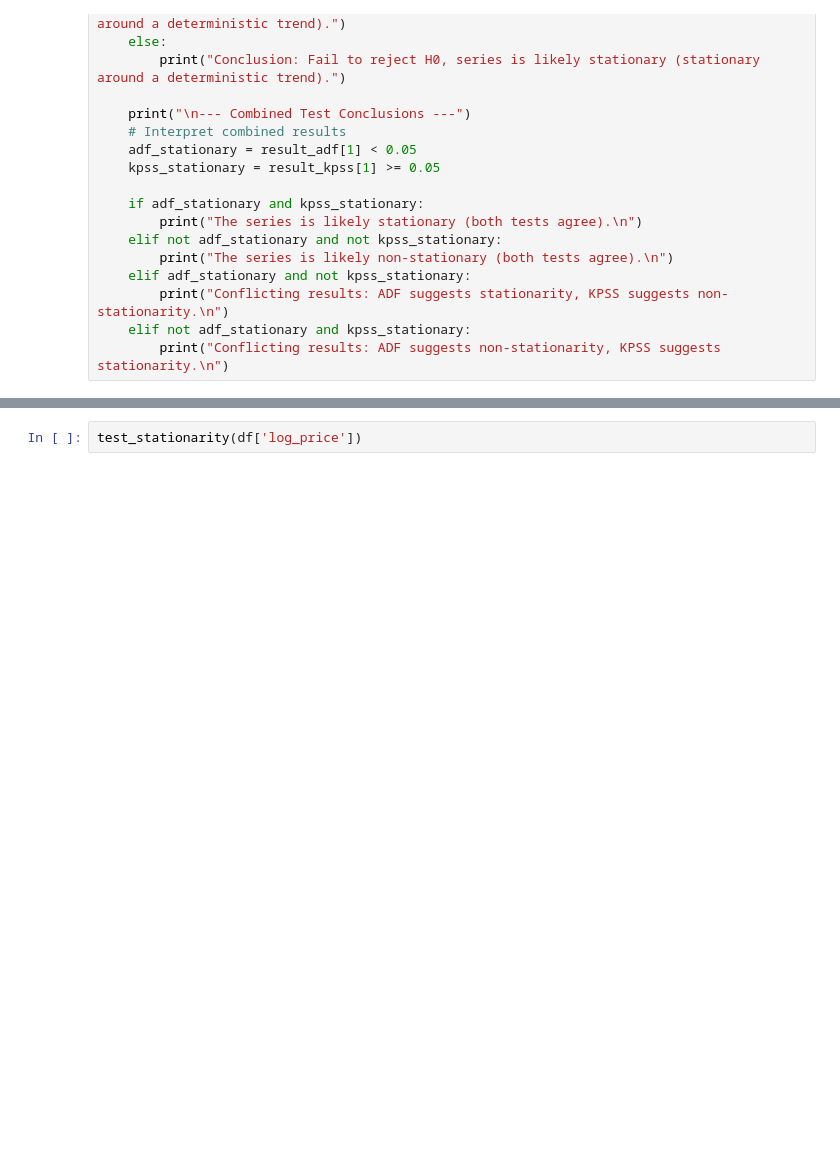
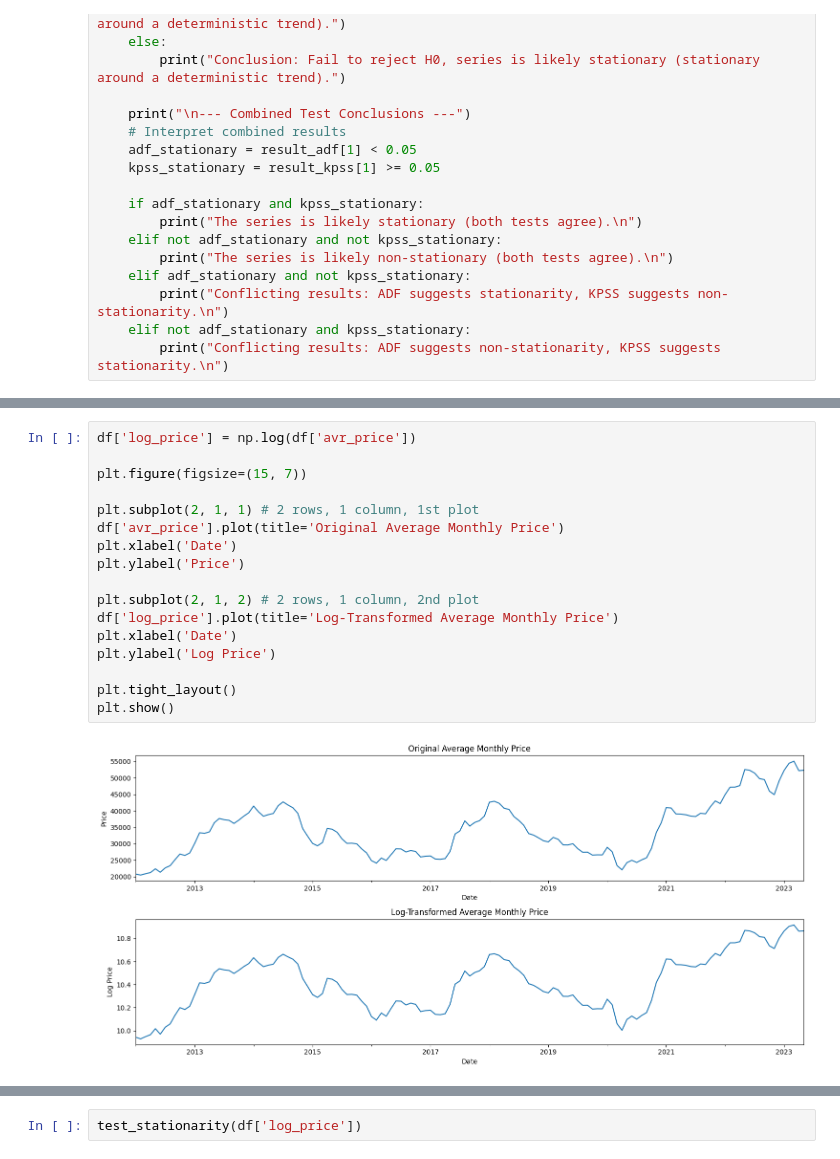
Before and after one commit to dlhegend/-TS_Academy_Capstone_Project, a Jupyter notebook: notebooks/douglas_tsa_cp.ipynb, the cells around one changed output, grey strips where cells are left out. Drawn from its saved outputs; the diff is of its cells as text; blank space fills up the shorter version.

```diff
--- a/notebooks/douglas_tsa_cp.ipynb
+++ b/notebooks/douglas_tsa_cp.ipynb
@@ -170,0 +136,19 @@ def test_stationarity(series):
+# %%
+df['log_price'] = np.log(df['avr_price'])
+
+plt.figure(figsize=(15, 7))
+
+plt.subplot(2, 1, 1) # 2 rows, 1 column, 1st plot
+df['avr_price'].plot(title='Original Average Monthly Price')
+plt.xlabel('Date')
+plt.ylabel('Price')
+
+plt.subplot(2, 1, 2) # 2 rows, 1 column, 2nd plot
+df['log_price'].plot(title='Log-Transformed Average Monthly Price')
+plt.xlabel('Date')
+plt.ylabel('Log Price')
+
+plt.tight_layout()
+plt.show()
+# %% [output]
+[figure, added]
```
Also changed, not shown: parts of 25 cells of this notebook.
